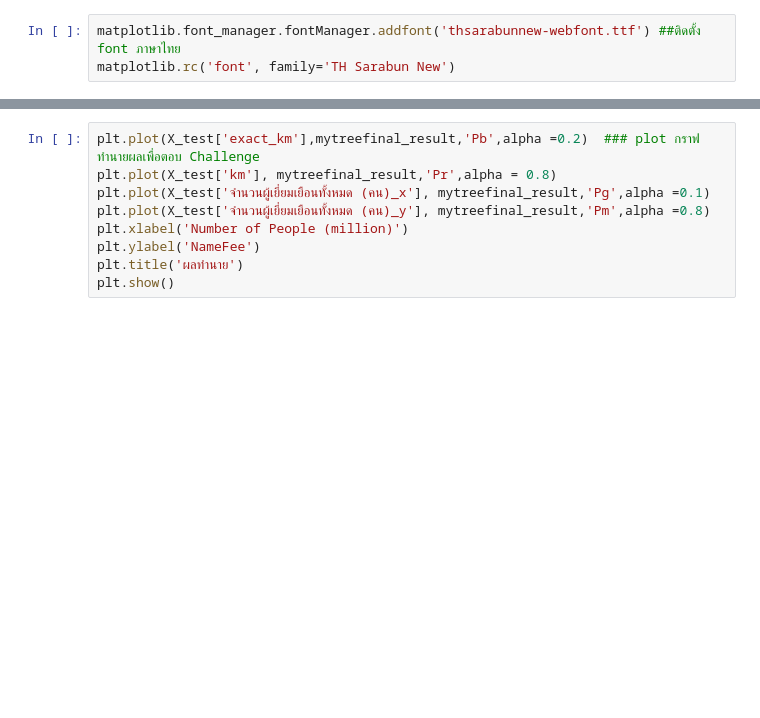
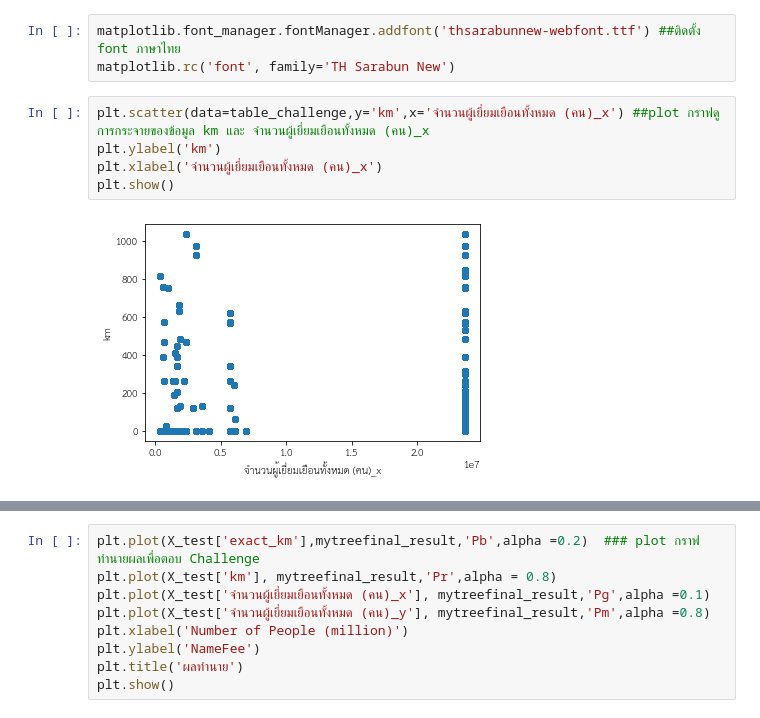
Before and after one commit to ThanikPimpiban/DWDM21, a Jupyter notebook: Project_final.ipynb, the cells around one changed output, grey strips where cells are left out. Saved outputs shown, nothing was run; the diff lists cells and outputs as text; blank space fills up the shorter version.

```diff
--- a/Project_final.ipynb
+++ b/Project_final.ipynb
@@ -910,3 +910,10 @@ import matplotlib as matplotlib
 # %%
 matplotlib.font_manager.fontManager.addfont('thsarabunnew-webfont.ttf') ##ติดตั้ง font ภาษาไทย
 matplotlib.rc('font', family='TH Sarabun New')
+# %%
+plt.scatter(data=table_challenge,y='km',x='จำนวนผู้เยี่ยมเยือนทั้งหมด (คน)_x') ##plot กราฟดูการกระจายของข้อมูล km และ จำนวนผู้เยี่ยมเยือนทั้งหมด (คน)_x
+plt.ylabel('km')
+plt.xlabel('จำนวนผู้เยี่ยมเยือนทั้งหมด (คน)_x')
+plt.show()
+# %% [output]
+[figure, added]
```
Also changed, not shown: parts of 1 cell of this notebook.
